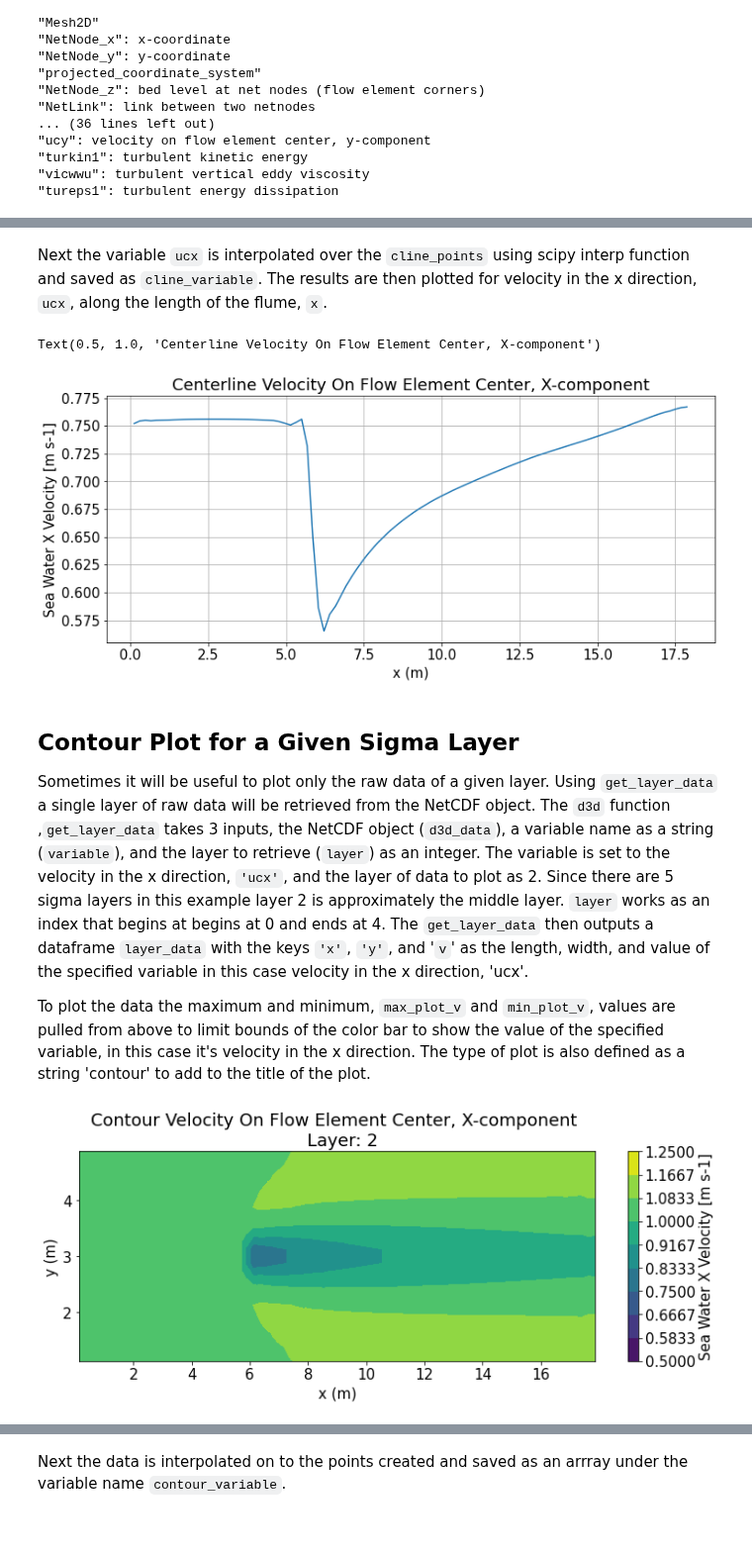
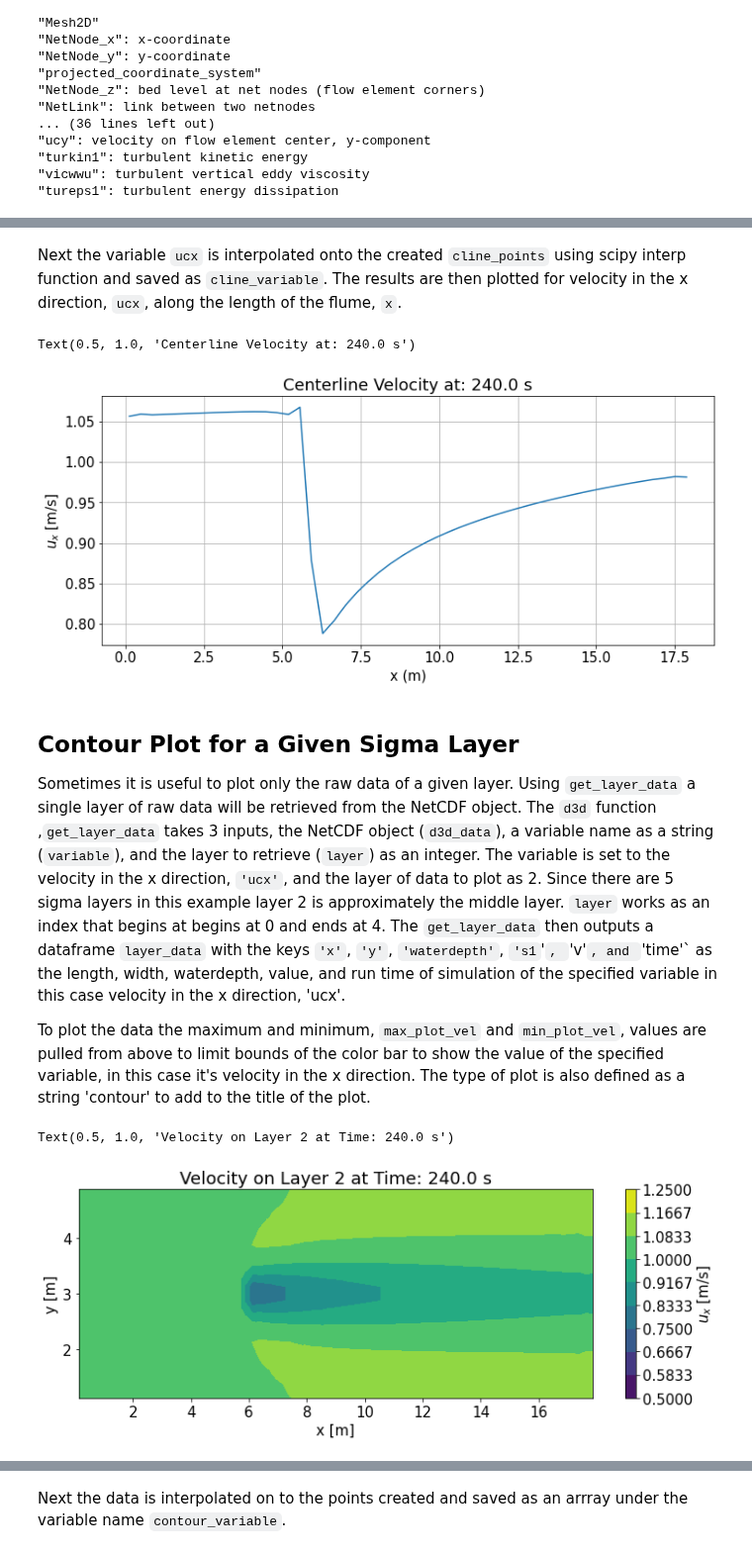
Before and after one commit to MHKiT-Software/MHKiT-Python, a Jupyter notebook: examples/Delft3D_example.ipynb, the cells around one changed output, grey strips where cells are left out. Shown at 99% size. Saved outputs shown, nothing was run; the diff lists cells and outputs as text; code cells hidden in the pictures; blank space fills up the shorter version.

Commit message:
updated variable names

```diff
--- a/examples/Delft3D_example.ipynb
+++ b/examples/Delft3D_example.ipynb
@@ -62,10 +79,10 @@ The limits `max_plot_v` and `min_plot_v` are defined to bound the plots of the v
 # %%
 # Getting variable data
 variable= 'ucx'
-var_data_df= d3d.get_all_data_points(d3d_data, variable, time_index=1)
+var_data_df= d3d.get_all_data_points(d3d_data, variable, time_index=4)
 print(var_data_df)
 
 # Setting plot limits
-max_plot_v= 1.25
-min_plot_v=0.5
+max_plot_vel= 1.25
+min_plot_vel=0.5
 # %% [output]
@@ -122,55 +132,55 @@ cline_points
 # %% [markdown]
-Next the variable `ucx` is interpolated over the `cline_points` using scipy interp function and saved as `cline_variable`. The results are then plotted for velocity in the x direction, `ucx`, along the length of the flume, `x`.
+Next the variable `ucx` is interpolated onto the created `cline_points` using scipy interp function and saved as `cline_variable`. The results are then plotted for velocity in the x direction, `ucx`, along the length of the flume, `x`.
 # %%
-cline_variable = interp.griddata(var_data_df[['x','y','z']],
-                     var_data_df[variable],
-                     cline_points[['x','y','z']])
+# Interpolate raw data onto the centerline
+cline_variable = interp.griddata(
+    var_data_df[['x','y','waterdepth']],
+    var_data_df[variable],
+    cline_points[['x','y','waterdepth']]
+)
+
 # Plotting
-Type='Centerline'
 plt.figure(figsize=(12,5))
 plt.plot(x, cline_variable)
+
 plt.grid()
 plt.xlabel('x (m)')
-
-y_name= f'{d3d_data.variables[variable].standard_name}'
-y_label=' '.join([x.capitalize() for x in y_name.split('_')])
-plt.ylabel(f'{y_label} [{d3d_data.variables[variable].units}]')
-
-title_name= f'{d3d_data.variables[variable].long_name}'
-title_label=' '.join([x.capitalize() for x in title_name.split(' ')])
-plt.title(f'{Type} {title_label}')
+plt.ylabel('$u_x$ [m/s]' )
+plt.title(f'Centerline Velocity at: {var_data_df.time[1]} s')
 # %% [output]
-Text(0.5, 1.0, 'Centerline Velocity On Flow Element Center, X-component')
+Text(0.5, 1.0, 'Centerline Velocity at: 240.0 s')
-[figure, old version]
+[figure, new version]
 # %% [markdown]
 ## Contour Plot for a Given Sigma Layer
 
-Sometimes it will be useful to plot only the raw data of a given layer. Using `get_layer_data` a single layer of raw data will be retrieved from the NetCDF object. The `d3d` function ,`get_layer_data` takes 3 inputs, the NetCDF object (`d3d_data`), a variable name as a string (`variable`), and the layer to retrieve (`layer`) as an integer. The variable is set to the velocity in the x direction, `'ucx'`, and the layer of data to plot as 2. Since there are 5 sigma layers in this example layer 2 is approximately the middle layer.  `layer` works as an index that begins at begins at 0 and ends at 4.  The `get_layer_data` then outputs a dataframe `layer_data` with the keys `'x'`, `'y'`, and '`v`' as the length, width, and value of the specified variable in this case velocity in the x direction, 'ucx'.
+Sometimes it is useful to plot only the raw data of a given layer. Using `get_layer_data` a single layer of raw data will be retrieved from the NetCDF object. The `d3d` function ,`get_layer_data` takes 3 inputs, the NetCDF object (`d3d_data`), a variable name as a string (`variable`), and the layer to retrieve (`layer`) as an integer. The variable is set to the velocity in the x direction, `'ucx'`, and the layer of data to plot as 2. Since there are 5 sigma layers in this example layer 2 is approximately the middle layer.  `layer` works as an index that begins at begins at 0 and ends at 4.  The `get_layer_data` then outputs a dataframe `layer_data` with the keys `'x'`, `'y'`, `'waterdepth'`, `'s1`'`, `'v'`, and `'time'` as the length, width, waterdepth, value, and run time of simulation of the specified variable in this case velocity in the x direction, 'ucx'.
 
-To plot the data the maximum and minimum, `max_plot_v` and `min_plot_v`, values are pulled from above to limit bounds of the color bar to show the value of the specified variable, in this case it's velocity in the x direction. The type of plot is also defined as a string 'contour' to add to the title of the plot.
+To plot the data the maximum and minimum, `max_plot_vel` and `min_plot_vel`, values are pulled from above to limit bounds of the color bar to show the value of the specified variable, in this case it's velocity in the x direction. The type of plot is also defined as a string 'contour' to add to the title of the plot.
 # %%
-layer= 2
+# Get layer data
+layer = 2
 layer_data = d3d.get_layer_data(d3d_data, variable, layer)
 
 # Plotting
-Type= 'Contour'
 plt.figure(figsize=(12,4))
-contour_plot = plt.tricontourf(layer_data.x ,layer_data.y, layer_data.v, vmin=min_plot_v,vmax=max_plot_v,
-                            levels=np.linspace(min_plot_v,max_plot_v,10))
+contour_plot = plt.tricontourf(
+    layer_data.x,
+    layer_data.y,
+    layer_data.v,
+    vmin=min_plot_vel,
+    vmax=max_plot_vel,
+    levels=np.linspace(min_plot_vel,max_plot_vel,10)
+)
 
-plt.xlabel('x (m)')
-plt.ylabel('y (m)')
+cbar = plt.colorbar(contour_plot)
+cbar.set_label('$u_x$ [m/s]')
 
-title_name= f'{d3d_data.variables[variable].long_name}'
-title_label=' '.join([x.capitalize() for x in title_name.split(' ')])
-plt.title(f'{Type} {title_label} \n  Layer: {layer}')
-
-cbar= plt.colorbar(contour_plot)
-cbar_name= f'{d3d_data.variables[variable].standard_name}'
-cbar_label=' '.join([x.capitalize() for x in cbar_name.split('_')])
-cbar.set_label(f'{cbar_label} [{d3d_data.variables[variable].units}]')
+plt.xlabel('x [m]')
+plt.ylabel('y [m]')
+plt.title(f'Velocity on Layer {layer} at Time: {layer_data.time[1]} s')
 # %% [output]
+Text(0.5, 1.0, 'Velocity on Layer 2 at Time: 240.0 s')
-[figure, old version]
+[figure, new version]
 # %% [markdown]
 ## Plotting a Contour Plot of a given Plane
 
```
Also changed, not shown: parts of 20 cells of this notebook.
